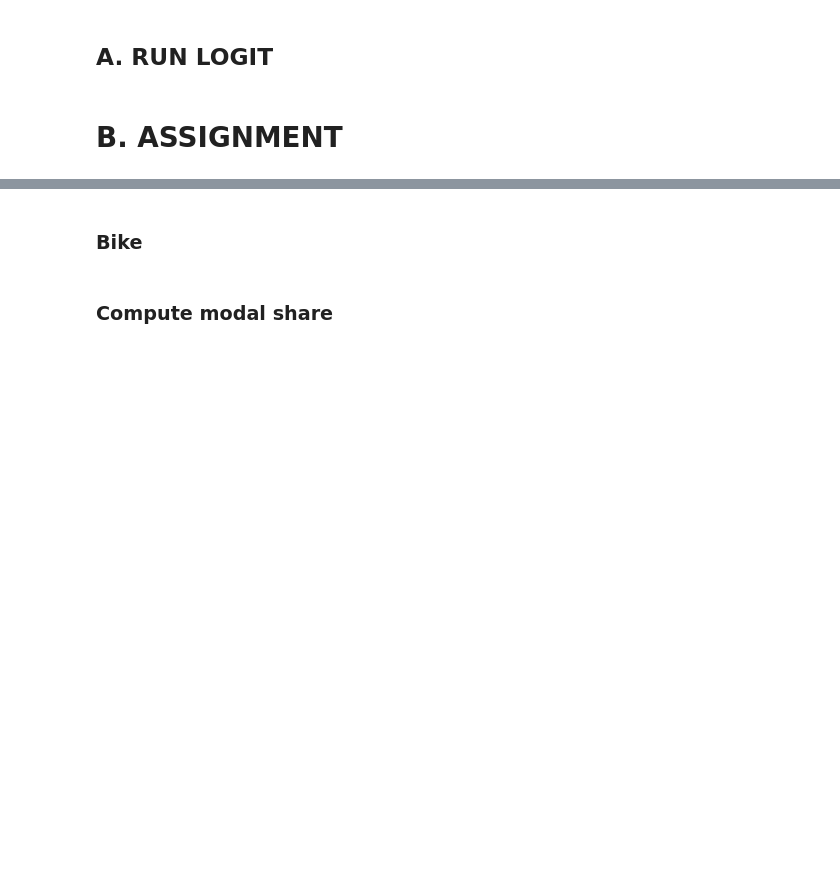
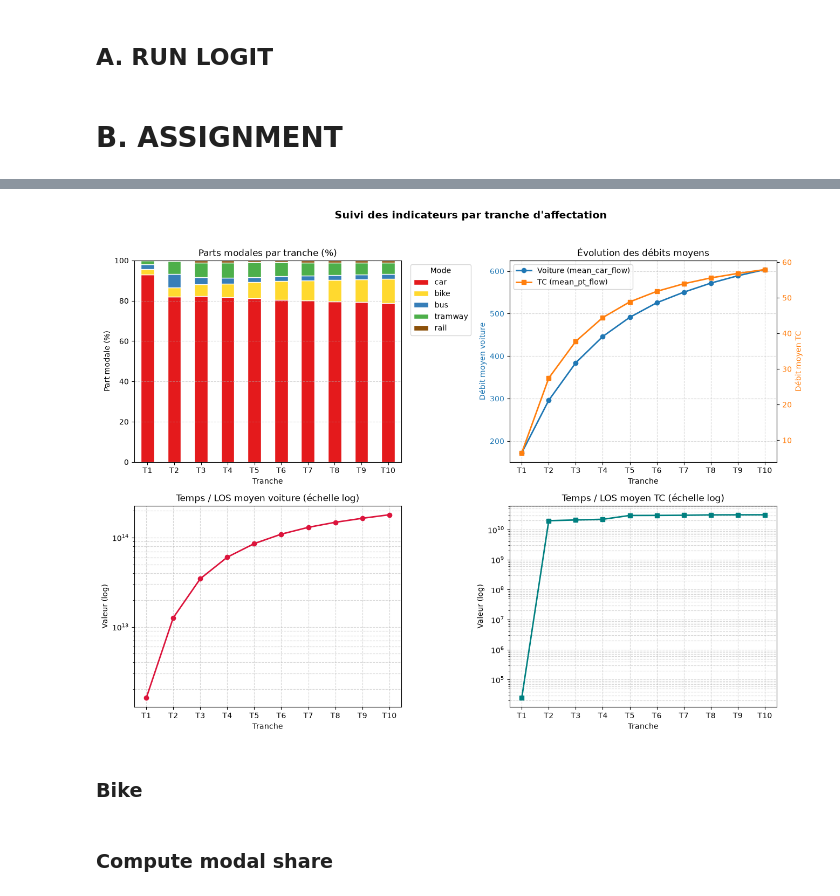
Before and after one commit to systragroup/quetzal_must-b, a Jupyter notebook: notebooks/2_model/A30_modal_split_assignment.ipynb, the cells around one changed output, grey strips where cells are left out. Cells and saved outputs as stored; diff of their text form; code cells hidden in the pictures; blank space fills up the shorter version.

```diff
--- a/notebooks/2_model/A30_modal_split_assignment.ipynb
+++ b/notebooks/2_model/A30_modal_split_assignment.ipynb
@@ -216,11 +225,11 @@ Les tranches sont de taille différente (plus grosses au début)
 # %% [markdown]
 ## A. RUN LOGIT
 # %%
-## TODO: à mettre dans networks
+## TODO: à mettre dans networks + valider les capacités
 mode_capacities = {
-    'tramway': 500,
-    'bus': 80,
-    'rail': 800
+    'tramway': 250,
+    'bus': 60,
+    'rail': 400
 }
 
 sm.links['mode_capacity'] = sm.links['route_type'].map(mode_capacities)
@@ -566,0 +449,3 @@ sm.los[sm.los["link_path"].apply(lambda p: "link_1_4423" in p)][cols].applymap(i
+# %%
+sm.los["los_uid"] = [i for i in range(len(sm.los))]
+sm.los = sm.los.set_index("los_uid")
@@ -567,3 +614,7 @@ sm.los[sm.los["link_path"].apply(lambda p: "link_1_4423" in p)][cols].applymap(i
+# %%
+plot_indicators(kpis, save_path=None)
+# %% [output]
+[figure, added]
 # %% [markdown]
 ### Bike
 # %%
```
Also changed, not shown: parts of 16 cells of this notebook.
